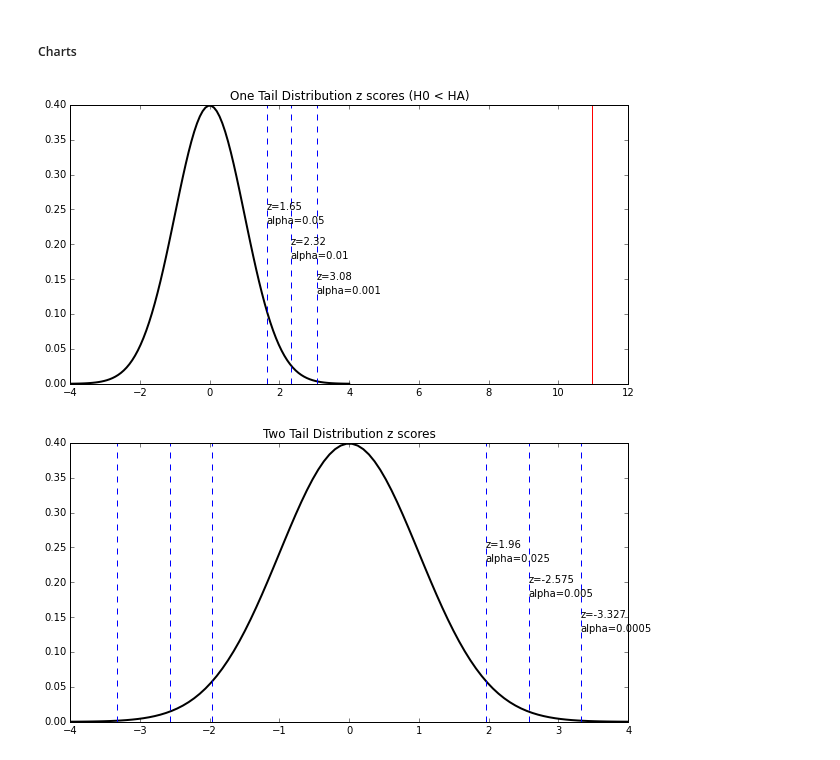
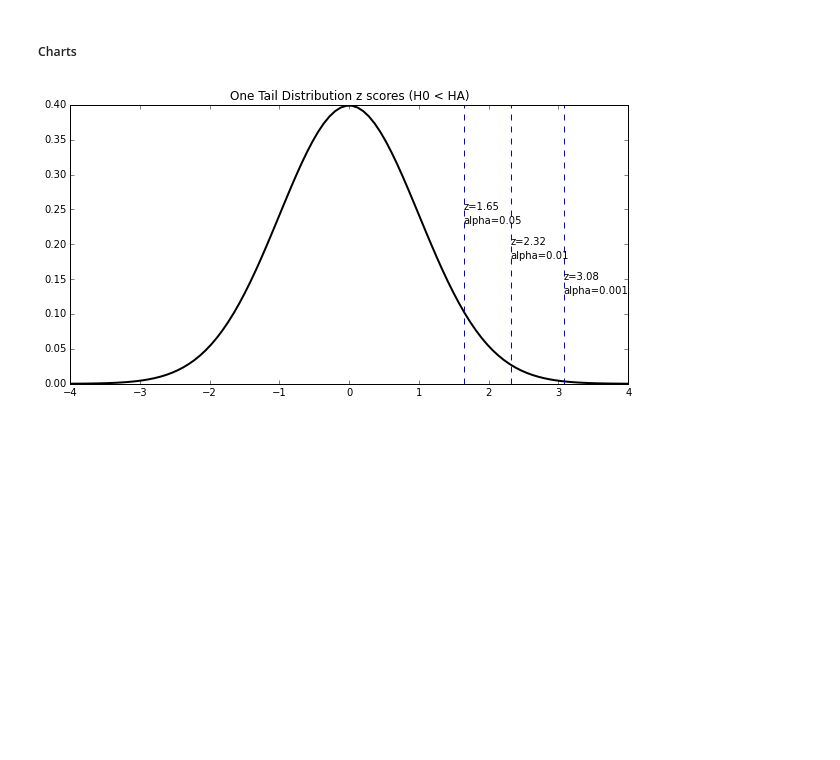
Before and after one commit to craignicholson/P1, a Jupyter notebook: Data_Analyst_ND_ProjectP1.ipynb, the cells around one changed output. Drawn from its saved outputs; the diff is of its cells as text; code cells hidden in the pictures; blank space fills up the shorter version.

Commit message:
reviewed and cleaned output and charts added t-critical chart for normal distribution

```diff
--- a/Data_Analyst_ND_ProjectP1.ipynb
+++ b/Data_Analyst_ND_ProjectP1.ipynb
@@ -700,41 +558,17 @@ print ' SE Incongruent:' + str(stats.sem(df['Incongruent'], axis=None, ddof=1))
 #####  Charts
 # %%
 # setup the equation
-mean = 0
-variance = 1
-sigma = np.sqrt(variance)
-x = np.linspace(-4,4,100)  # define the length of the tail out to 4 std dev
-                          # and population size of 100 to get normalized shape
-
 plt.title('One Tail Distribution z scores (H0 < HA)')
-plt.plot(x,mlab.normpdf(x,mean,sigma),'k-', lw=2)
+plt.plot(x,mlab.normpdf(x,mean_plot,sigma),'k-', lw=2)
 plt.axvline(1.65, color='b', linestyle='dashed', linewidth=1)
 plt.axvline(2.32, color='b', linestyle='dashed', linewidth=1)
 plt.axvline(3.08, color='b', linestyle='dashed', linewidth=1)
-plt.axvline(10.962, color='r', linestyle='solid', linewidth=1)
 plt.text(1.65,  .25, r'z=1.65')
 plt.text(1.65,  .23, r'alpha=0.05')
 plt.text(2.32, .20, r'z=2.32')
 plt.text(2.32, .18, r'alpha=0.01')
 plt.text(3.08,  .15, r'z=3.08')
 plt.text(3.08,  .13, r'alpha=0.001')
 plt.show()
-
-plt.title('Two Tail Distribution z scores')
-plt.plot(x,mlab.normpdf(x,mean,sigma),'k-', lw=2)
-plt.axvline(-1.96, color='b', linestyle='dashed', linewidth=1)
-plt.axvline(1.96, color='b', linestyle='dashed', linewidth=1)
-plt.axvline(-2.575, color='b', linestyle='dashed', linewidth=1)
-plt.axvline(2.575, color='b', linestyle='dashed', linewidth=1)
-plt.axvline(-3.327, color='b', linestyle='dashed', linewidth=1)
-plt.axvline(3.327, color='b', linestyle='dashed', linewidth=1)
-plt.text(1.96,  .25, r'z=1.96')
-plt.text(1.96,  .23, r'alpha=0.025')
-plt.text(2.575, .20, r'z=-2.575')
-plt.text(2.575,  .18, r'alpha=0.005')
-plt.text(3.327, .15, r'z=-3.327')
-plt.text(3.327,  .13, r'alpha=0.0005')
-plt.show()
 # %% [output]
-[figure, old version]
+[figure, new version]
-[figure, removed]
```
Also changed, not shown: parts of 33 cells of this notebook.
